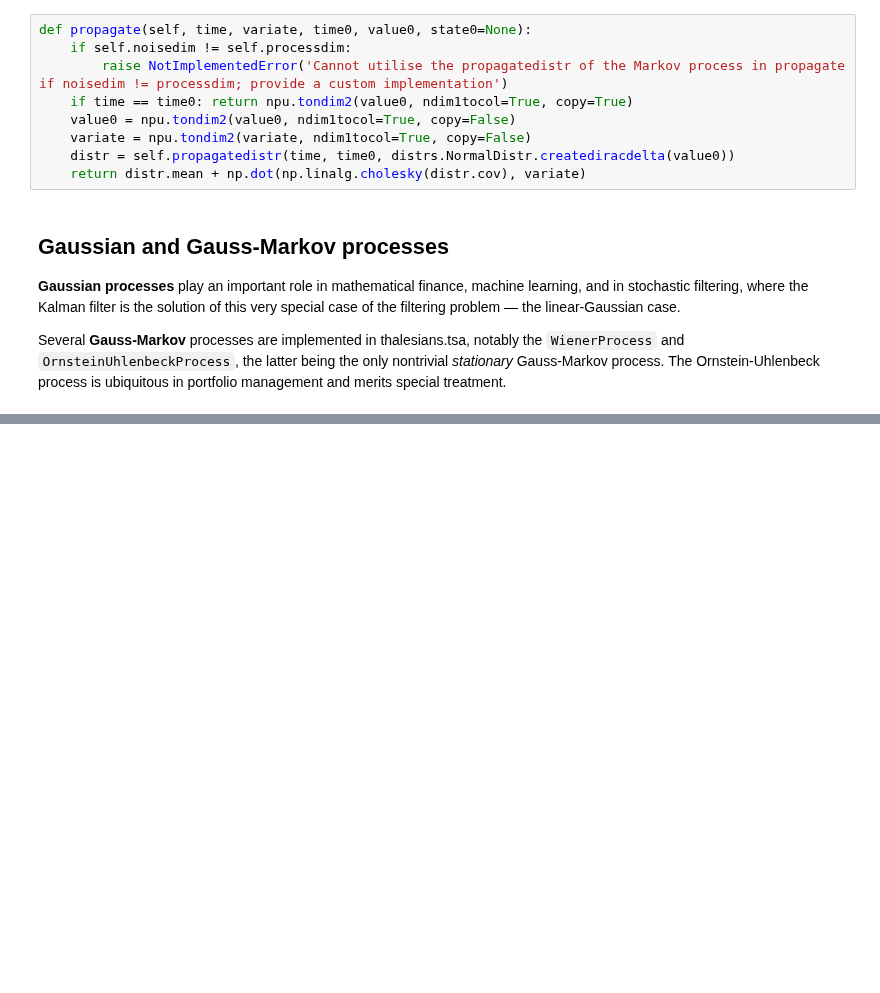
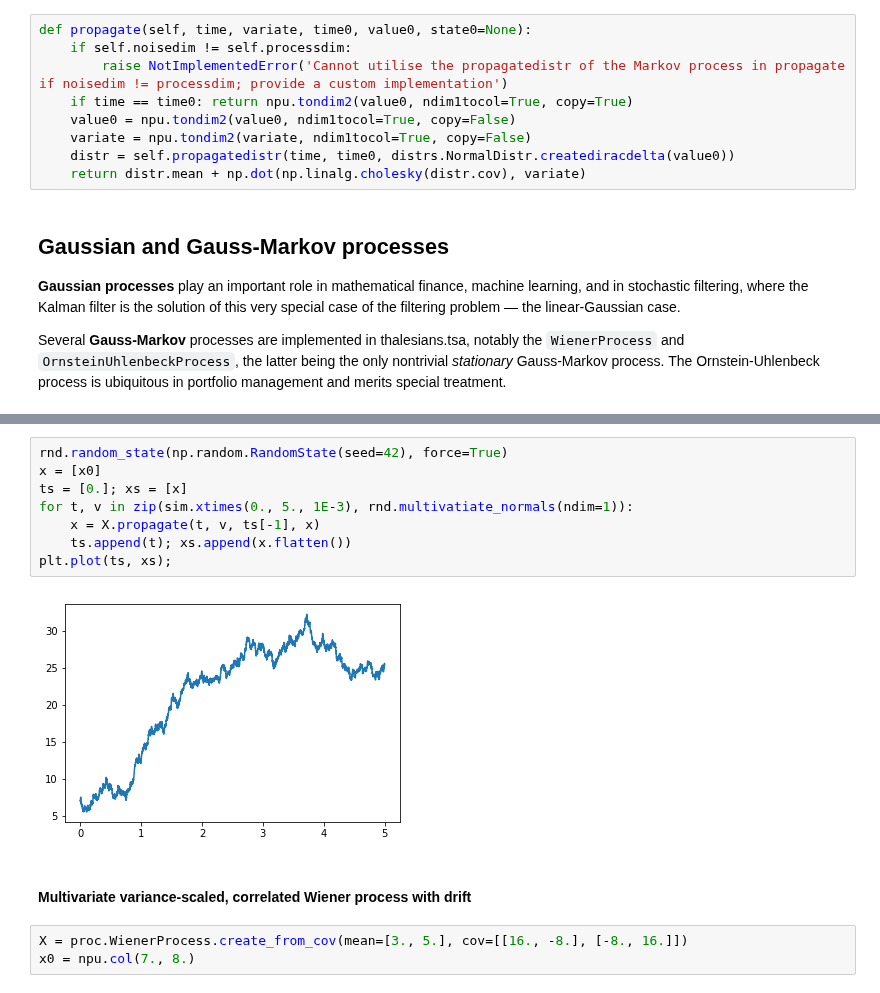
Before and after one commit to thalesians/tsa, a Jupyter notebook: src/jupyter/python/processes.ipynb, the cells around one changed output, grey strips where cells are left out. Cells and saved outputs as stored; diff of their text form; blank space fills up the shorter version.

```diff
--- a/src/jupyter/python/processes.ipynb
+++ b/src/jupyter/python/processes.ipynb
@@ -131,0 +171,15 @@ Several **Gauss-Markov** processes are implemented in thalesians.tsa, notably th
+# %%
+rnd.random_state(np.random.RandomState(seed=42), force=True)
+x = [x0]
+ts = [0.]; xs = [x]
+for t, v in zip(sim.xtimes(0., 5., 1E-3), rnd.multivatiate_normals(ndim=1)):
+    x = X.propagate(t, v, ts[-1], x)
+    ts.append(t); xs.append(x.flatten())
+plt.plot(ts, xs);
+# %% [output]
+[figure, added]
+# %% [markdown]
+#### Multivariate variance-scaled, correlated Wiener process with drift
+# %%
+X = proc.WienerProcess.create_from_cov(mean=[3., 5.], cov=[[16., -8.], [-8., 16.]])
+x0 = npu.col(7., 8.)
```
Also changed, not shown: parts of 56 cells of this notebook, 5 other files.
